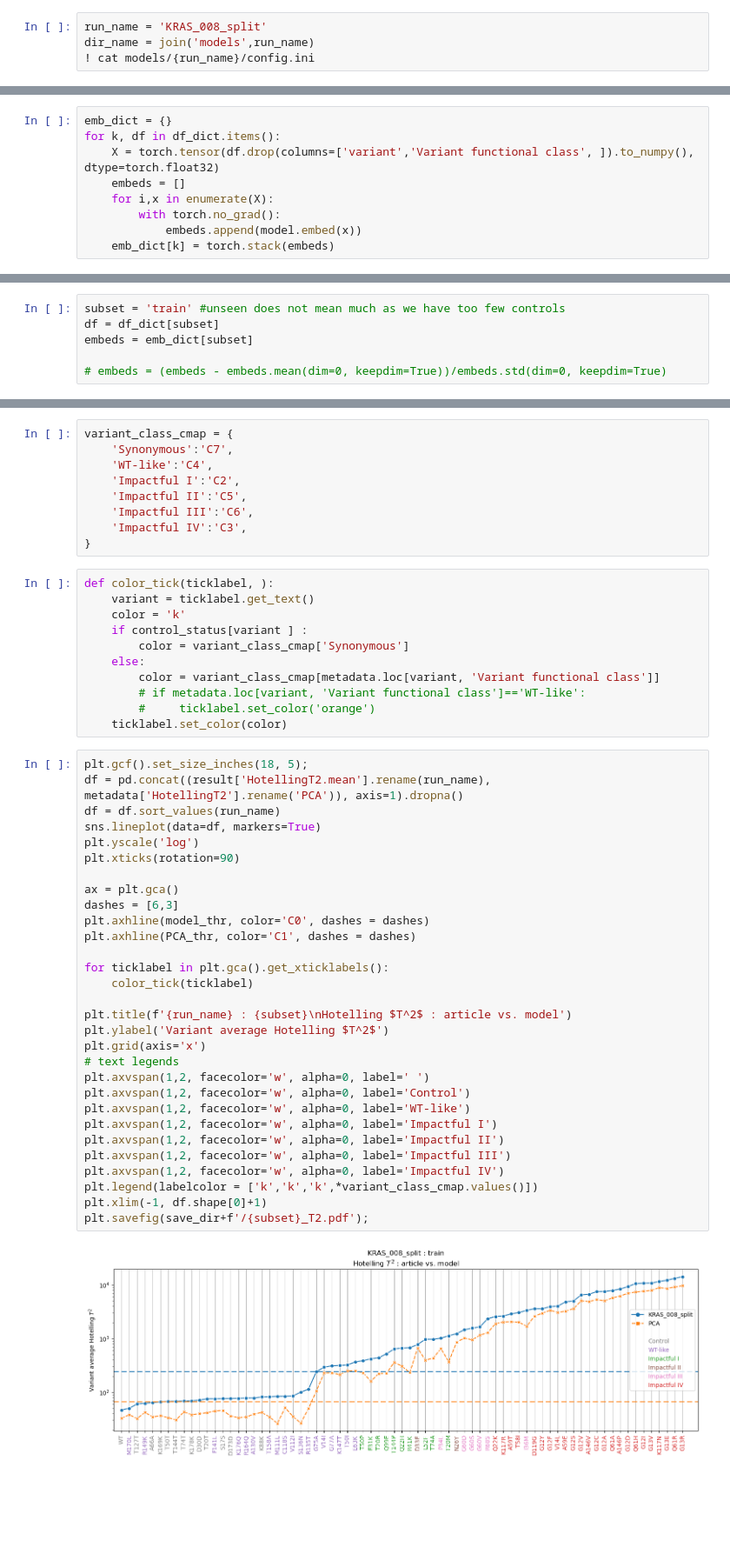
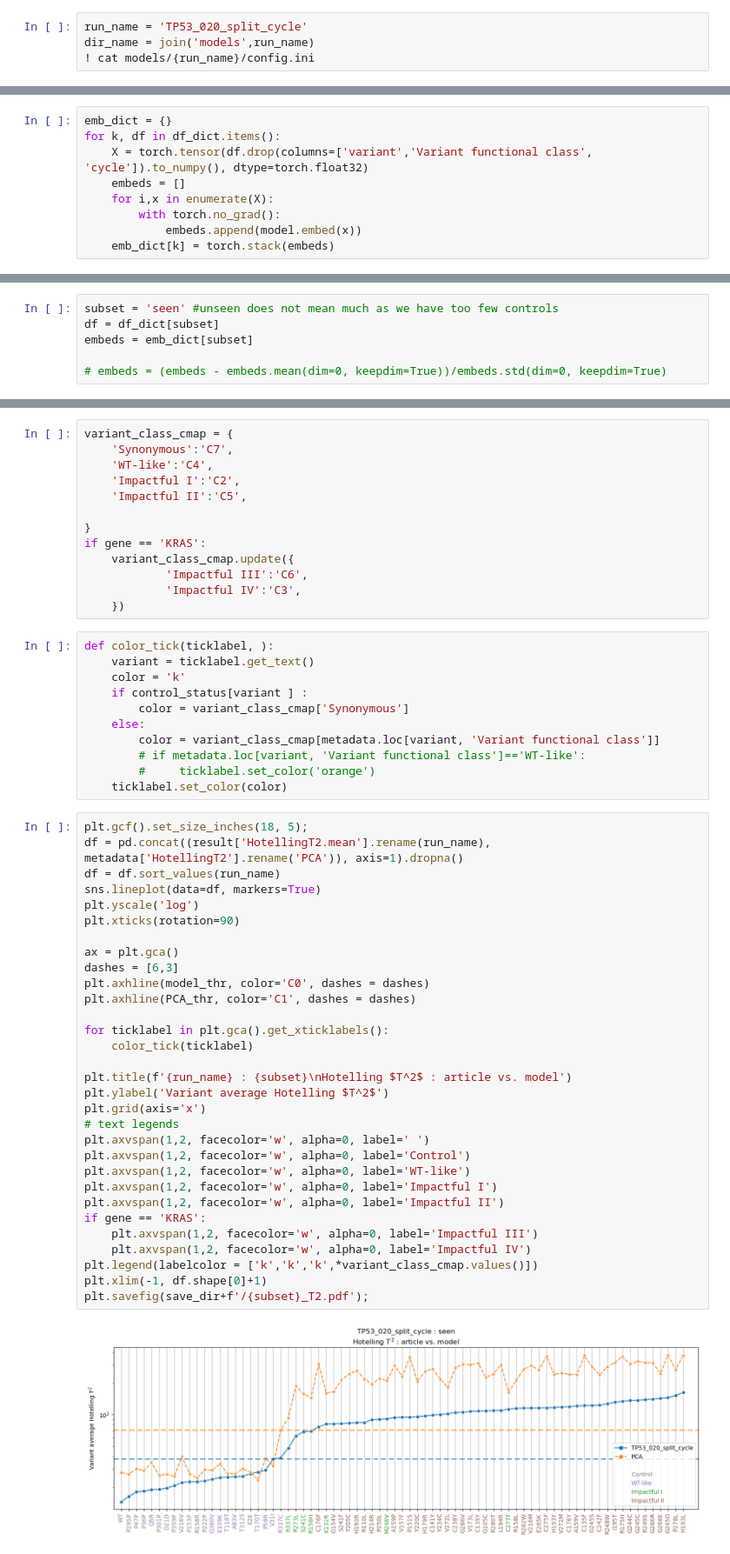
Before and after one commit to Lucas-Gui/sc_contrast, a Jupyter notebook: impact_scores.ipynb, the cells around one changed output, grey strips where cells are left out. Shown at 87% size. Drawn from its saved outputs; the diff is of its cells as text; blank space fills up the shorter version.

```diff
--- a/impact_scores.ipynb
+++ b/impact_scores.ipynb
@@ -195,7 +220,7 @@ plt.plot(df.Recomputed - df.Paper)
 # %% [markdown]
 # Model
 # %%
-run_name = 'KRAS_008_split'
+run_name = 'TP53_020_split_cycle'
 dir_name = join('models',run_name)
 ! cat models/{run_name}/config.ini
 # %% [output]
@@ -259,7 +291,7 @@ Siamese(
 # %%
 emb_dict = {}
 for k, df in df_dict.items():
-    X = torch.tensor(df.drop(columns=['variant','Variant functional class', ]).to_numpy(), dtype=torch.float32)
+    X = torch.tensor(df.drop(columns=['variant','Variant functional class', 'cycle']).to_numpy(), dtype=torch.float32)
     embeds = []
     for i,x in enumerate(X):
         with torch.no_grad():
@@ -273,7 +305,7 @@ Embedding dimension : 20
 # %% [markdown]
 ### Scoring
 # %%
-subset = 'train' #unseen does not mean much as we have too few controls
+subset = 'seen' #unseen does not mean much as we have too few controls
 df = df_dict[subset]
 embeds = emb_dict[subset]
 
@@ -329,9 +361,13 @@ variant_class_cmap = {
     'WT-like':'C4',
     'Impactful I':'C2',
     'Impactful II':'C5',
-    'Impactful III':'C6',
-    'Impactful IV':'C3',
+
 }
+if gene == 'KRAS':
+    variant_class_cmap.update({
+            'Impactful III':'C6',
+            'Impactful IV':'C3',
+    })
 # %%
 def color_tick(ticklabel, ):
     variant = ticklabel.get_text()
@@ -346,35 +382,36 @@ def color_tick(ticklabel, ):
 # %%
 plt.gcf().set_size_inches(18, 5);
 df = pd.concat((result['HotellingT2.mean'].rename(run_name), metadata['HotellingT2'].rename('PCA')), axis=1).dropna()
 df = df.sort_values(run_name)
 sns.lineplot(data=df, markers=True)
 plt.yscale('log')
 plt.xticks(rotation=90)
 
 ax = plt.gca()
 dashes = [6,3]
 plt.axhline(model_thr, color='C0', dashes = dashes)
 plt.axhline(PCA_thr, color='C1', dashes = dashes)
 
 for ticklabel in plt.gca().get_xticklabels():
     color_tick(ticklabel)
 
 plt.title(f'{run_name} : {subset}\nHotelling $T^2$ : article vs. model')
 plt.ylabel('Variant average Hotelling $T^2$')
 plt.grid(axis='x')
 # text legends
 plt.axvspan(1,2, facecolor='w', alpha=0, label=' ')
 plt.axvspan(1,2, facecolor='w', alpha=0, label='Control')
 plt.axvspan(1,2, facecolor='w', alpha=0, label='WT-like')
 plt.axvspan(1,2, facecolor='w', alpha=0, label='Impactful I')
 plt.axvspan(1,2, facecolor='w', alpha=0, label='Impactful II')
-plt.axvspan(1,2, facecolor='w', alpha=0, label='Impactful III')
-plt.axvspan(1,2, facecolor='w', alpha=0, label='Impactful IV')
+if gene == 'KRAS':
+    plt.axvspan(1,2, facecolor='w', alpha=0, label='Impactful III')
+    plt.axvspan(1,2, facecolor='w', alpha=0, label='Impactful IV')
 plt.legend(labelcolor = ['k','k','k',*variant_class_cmap.values()])
 plt.xlim(-1, df.shape[0]+1)
 plt.savefig(save_dir+f'/{subset}_T2.pdf');
 # %% [output]
-[figure, old version]
+[figure, new version]
 # %%
 plt.gcf().set_size_inches(8, 8);
 
```
Also changed, not shown: parts of 37 cells of this notebook, 1 other file.
